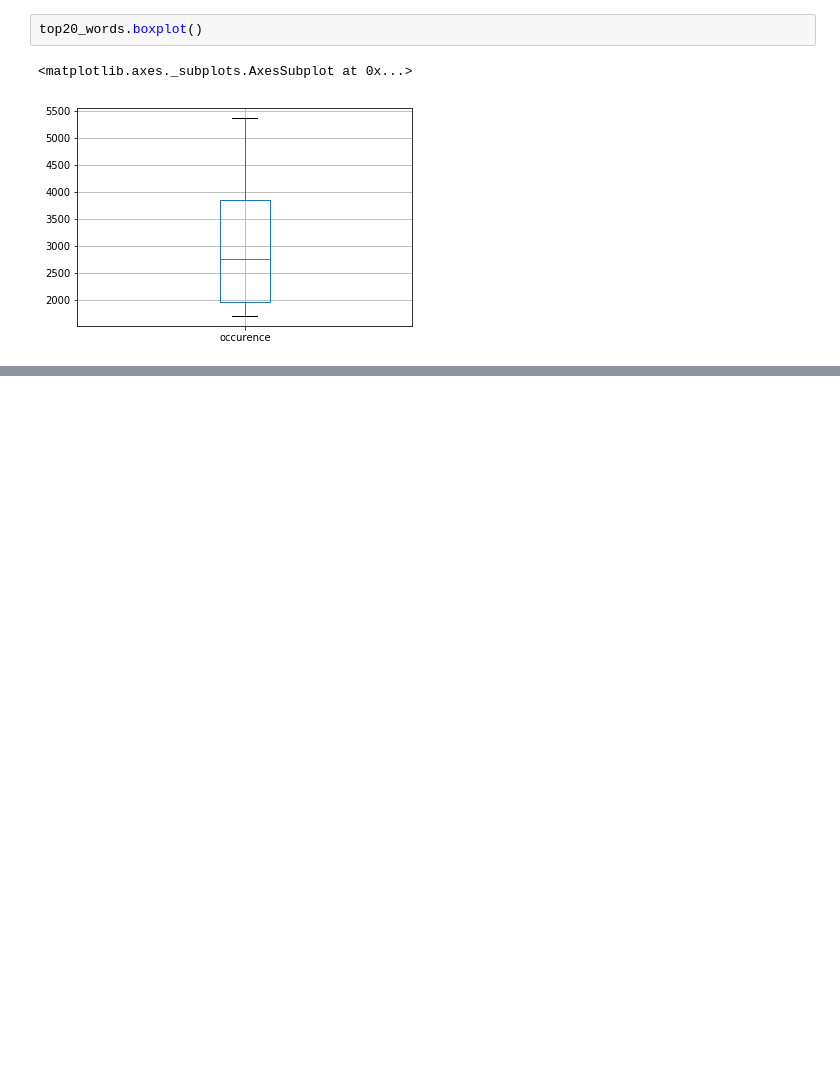
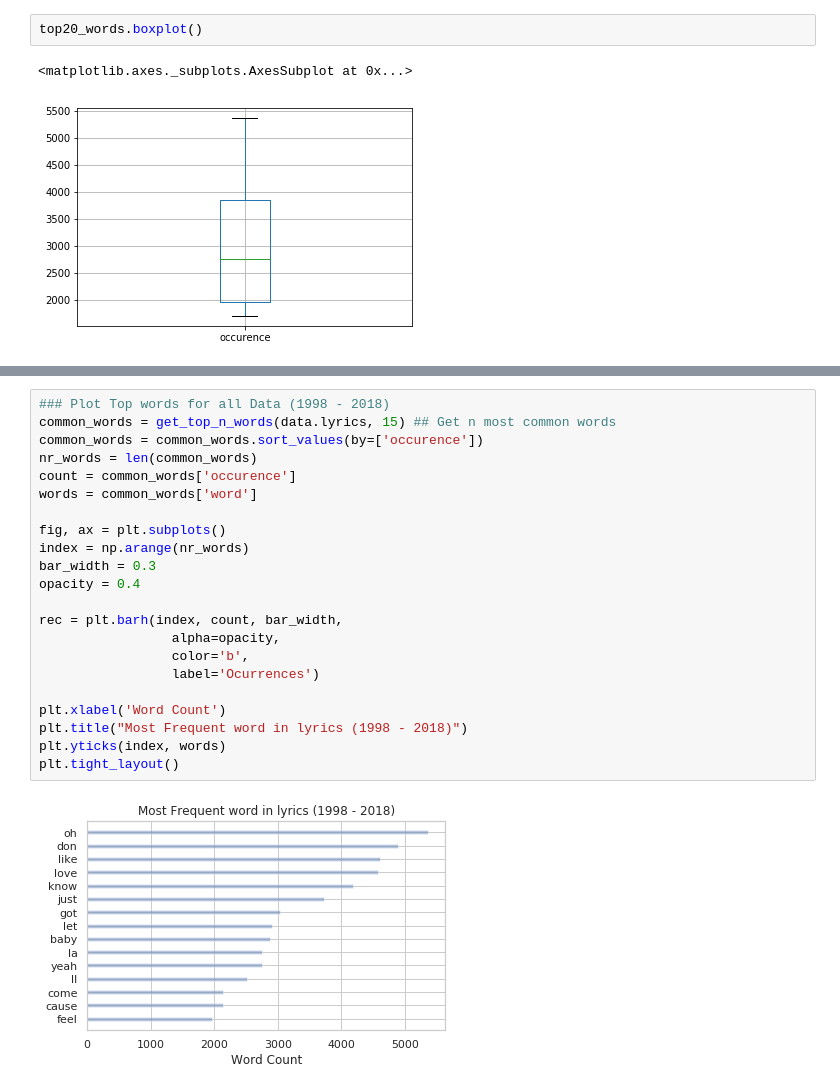
Before and after one commit to widmerin/LyricsAnalyzer, a Jupyter notebook: nbStep2.ipynb, the cells around one changed output, grey strips where cells are left out. Saved outputs shown, nothing was run; the diff lists cells and outputs as text; blank space fills up the shorter version.

Commit message:
Return top words as panda dataframe

```diff
--- a/nbStep2.ipynb
+++ b/nbStep2.ipynb
@@ -131,0 +91,24 @@ sns.violinplot(top20_words["occurence"], orient='vertical', color='yellow')
+# %%
+### Plot Top words for all Data (1998 - 2018)
+common_words = get_top_n_words(data.lyrics, 15) ## Get n most common words
+common_words = common_words.sort_values(by=['occurence'])
+nr_words = len(common_words)
+count = common_words['occurence']
+words = common_words['word']
+
+fig, ax = plt.subplots()
+index = np.arange(nr_words)
+bar_width = 0.3
+opacity = 0.4
+
+rec = plt.barh(index, count, bar_width,
+                 alpha=opacity,
+                 color='b',
+                 label='Ocurrences')
+
+plt.xlabel('Word Count')
+plt.title("Most Frequent word in lyrics (1998 - 2018)")
+plt.yticks(index, words)
+plt.tight_layout()
+# %% [output]
+[figure, added]
```
Also changed, not shown: parts of 9 cells of this notebook.
